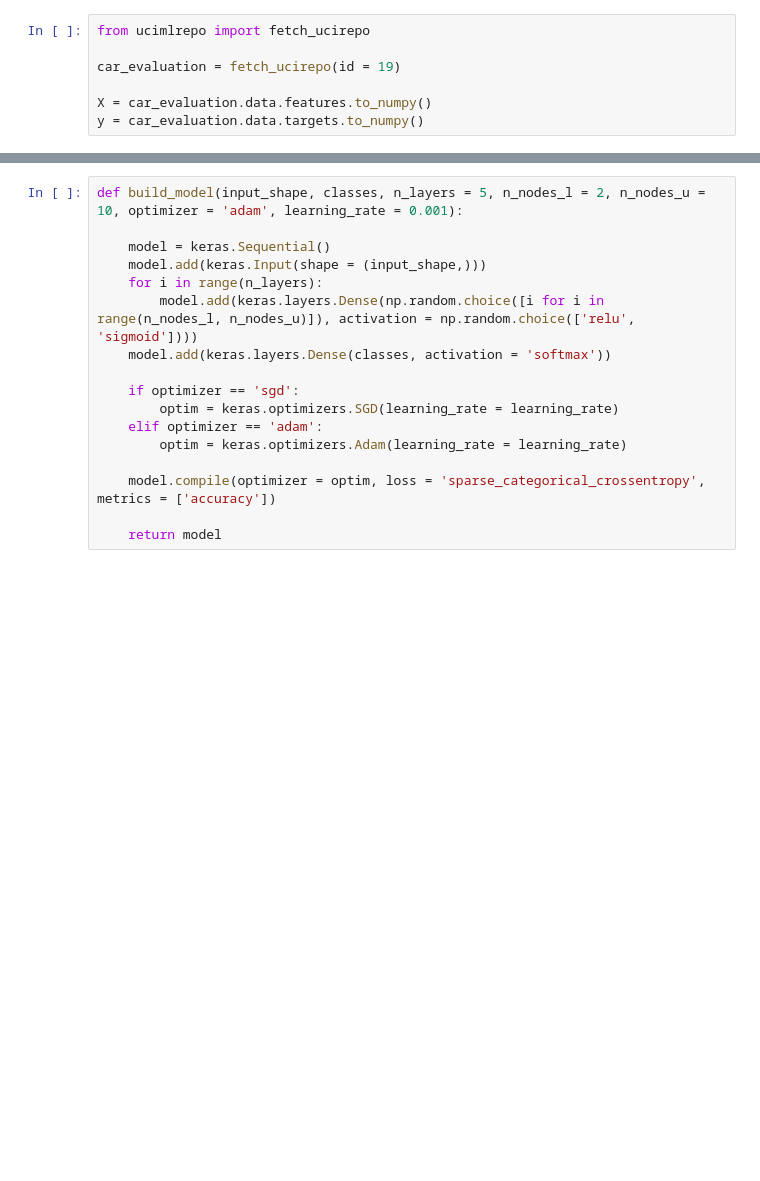
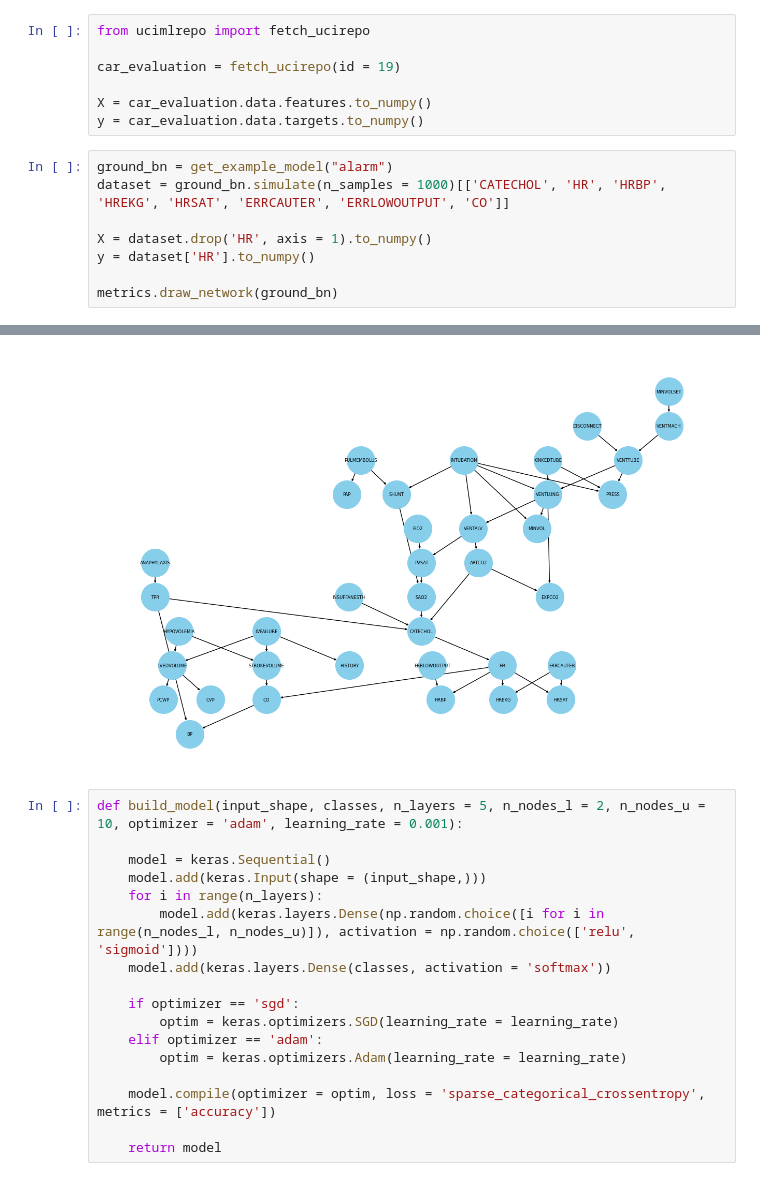
Before and after one commit to TumeloMkwambe/Honours-RP, a Jupyter notebook: main.ipynb, the cells around one changed output, grey strips where cells are left out. Saved outputs shown, nothing was run; the diff lists cells and outputs as text; blank space fills up the shorter version.

```diff
--- a/main.ipynb
+++ b/main.ipynb
@@ -20,3 +20,12 @@ car_evaluation = fetch_ucirepo(id = 19)
 
 X = car_evaluation.data.features.to_numpy()
 y = car_evaluation.data.targets.to_numpy()
+# %%
+ground_bn = get_example_model("alarm")
+dataset = ground_bn.simulate(n_samples = 1000)[['CATECHOL', 'HR', 'HRBP', 'HREKG', 'HRSAT', 'ERRCAUTER', 'ERRLOWOUTPUT', 'CO']]
+
+X = dataset.drop('HR', axis = 1).to_numpy()
+y = dataset['HR'].to_numpy()
+
+metrics.draw_network(ground_bn)
+# %% [output]
@@ -23,3 +33,4 @@ y = car_evaluation.data.targets.to_numpy()
+[figure, added]
 # %%
 def build_model(input_shape, classes, n_layers = 5, n_nodes_l = 2, n_nodes_u = 10, optimizer = 'adam', learning_rate = 0.001):
 
```
Also changed, not shown: parts of 16 cells of this notebook.
